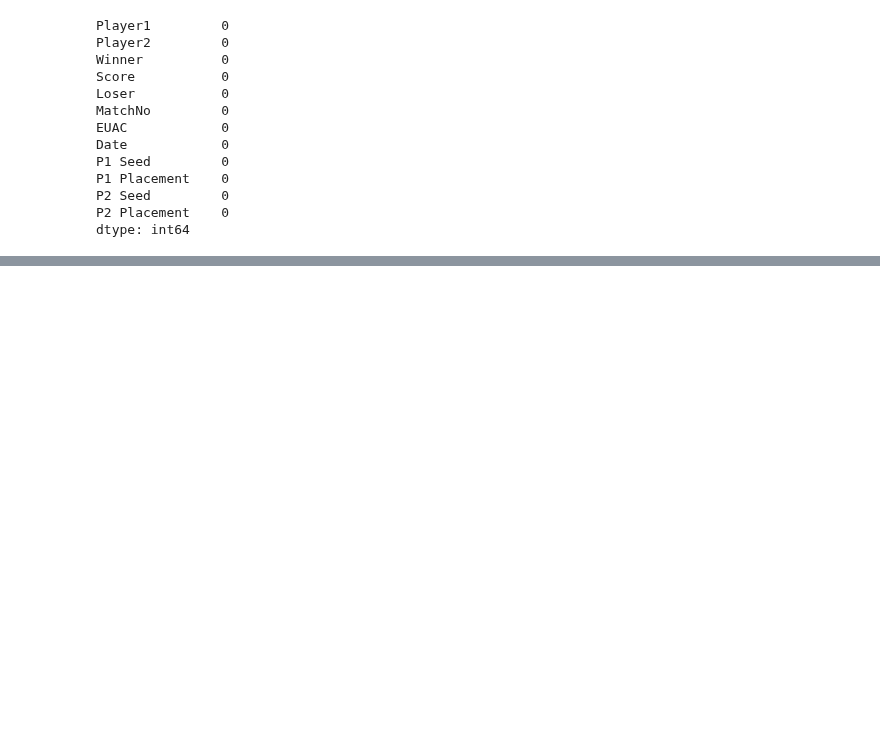
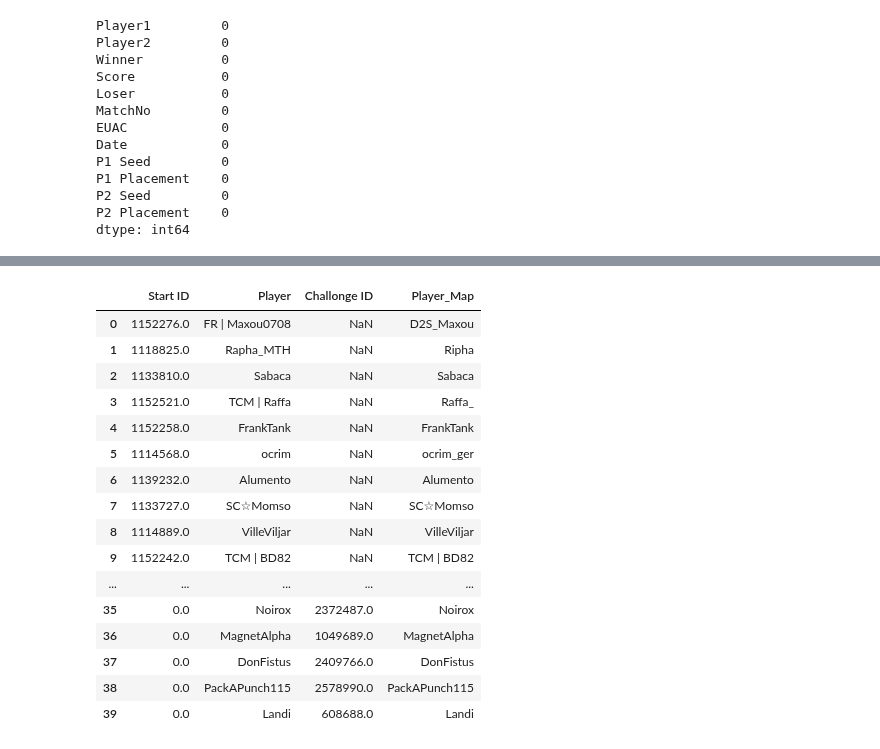
Before and after one commit to DarrenCCT/Tournament-Analysis, a Jupyter notebook: EUAC - Data Cleaning.ipynb, the cells around one changed output, grey strips where cells are left out. Saved outputs shown, nothing was run; the diff lists cells and outputs as text; code cells hidden in the pictures; blank space fills up the shorter version.

Commit message:
Add files via upload
Score corrections, start of player mapping players from both start gg and challonge

```diff
--- a/EUAC - Data Cleaning.ipynb
+++ b/EUAC - Data Cleaning.ipynb
@@ -161,7 +129,0 @@ memory usage: 3.4+ KB
-# %%
-tagsGone = []
-for i in playerdf["Player"]:
-    tagRemoved = i.split("|")
-    name = tagRemoved[-1].strip()
-    tagsGone.append(name)
-playerdf["Player"] = tagsGone
@@ -214,0 +302,9 @@ Match(es) found for Alistair__:
+# %%
+# Start Name -> Challonge Name
+merged = ({
+    "TCM | Raffa": "Raffa_",
+    "FR|TCM | InkAlyut": "InkA_",
+    "ocrim": "ocrim_ger",
+    "FR | Maxou0708": "D2S_Maxou",
+    "Rapha_MTH": "Ripha"
+})
@@ -214,0 +322,22 @@ Match(es) found for Alistair__:
+# %%
+playerdf["Player_Map"] = playerdf["Player"].replace(merged)
+# %%
+playerdf.head(40)
+# %% [output]
+|  | Start ID | Player | Challonge ID | Player_Map |
+| 0 | 1152276.0 | FR | Maxou0708 | NaN | D2S_Maxou |
+| 1 | 1118825.0 | Rapha_MTH | NaN | Ripha |
+| 2 | 1133810.0 | Sabaca | NaN | Sabaca |
+| 3 | 1152521.0 | TCM | Raffa | NaN | Raffa_ |
+| 4 | 1152258.0 | FrankTank | NaN | FrankTank |
+| 5 | 1114568.0 | ocrim | NaN | ocrim_ger |
+| 6 | 1139232.0 | Alumento | NaN | Alumento |
+| 7 | 1133727.0 | SC☆Momso | NaN | SC☆Momso |
+| 8 | 1114889.0 | VilleViljar | NaN | VilleViljar |
+| 9 | 1152242.0 | TCM | BD82 | NaN | TCM | BD82 |
+| ... | ... | ... | ... | ... |
+| 35 | 0.0 | Noirox | 2372487.0 | Noirox |
+| 36 | 0.0 | MagnetAlpha | 1049689.0 | MagnetAlpha |
+| 37 | 0.0 | DonFistus | 2409766.0 | DonFistus |
+| 38 | 0.0 | PackAPunch115 | 2578990.0 | PackAPunch115 |
+| 39 | 0.0 | Landi | 608688.0 | Landi |
```
Also changed, not shown: parts of 31 cells of this notebook.
